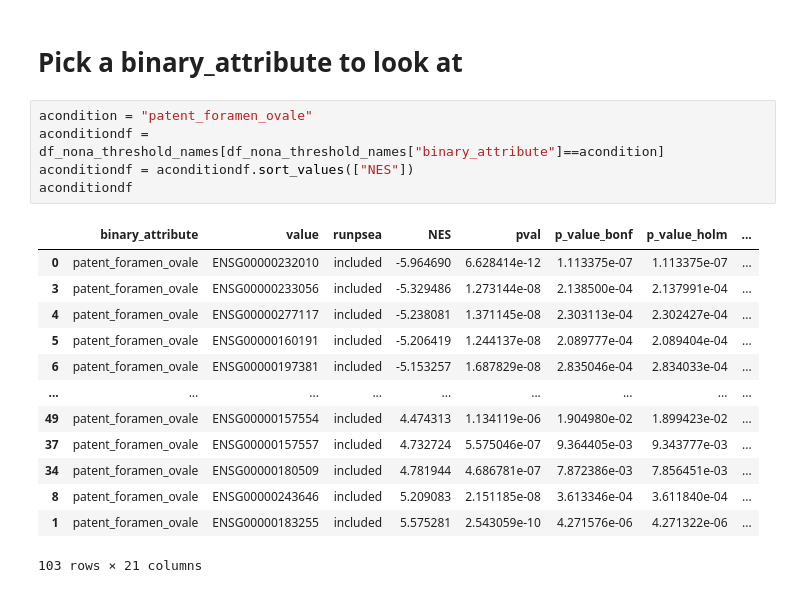
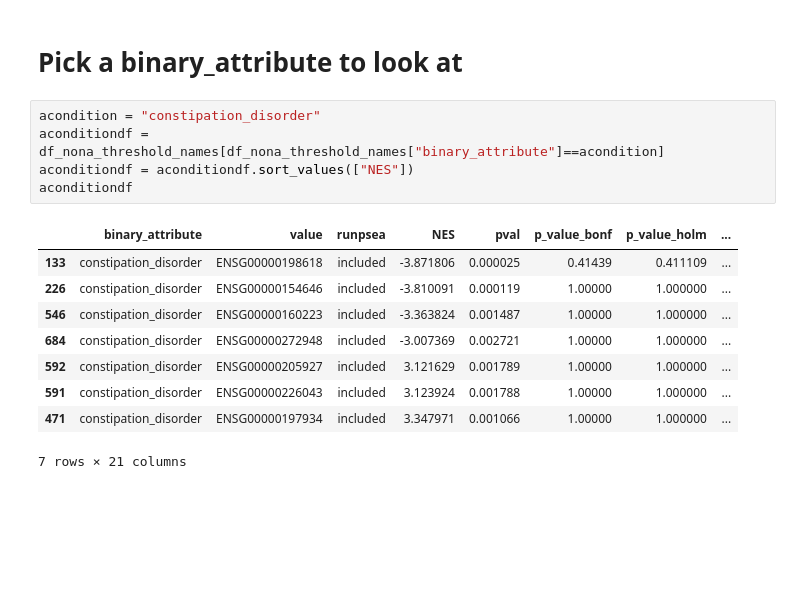
Before and after one commit to reza610/psea, a Jupyter notebook: notebook_examples/read_output.ipynb, the cells around one changed output. Drawn from its saved outputs; the diff is of its cells as text; blank space fills up the shorter version.

```diff
--- a/notebook_examples/read_output.ipynb
+++ b/notebook_examples/read_output.ipynb
@@ -168,24 +168,20 @@ agene_df
 # %% [markdown]
 # Pick a binary_attribute to look at
 # %%
-acondition = "patent_foramen_ovale"
+acondition = "constipation_disorder"
 aconditiondf = df_nona_threshold_names[df_nona_threshold_names["binary_attribute"]==acondition]
 aconditiondf = aconditiondf.sort_values(["NES"])
 aconditiondf
 # %% [output]
 |  | binary_attribute | value | runpsea | NES | pval | p_value_bonf | p_value_holm | ... |
-| 0 | patent_foramen_ovale | ENSG00000232010 | included | -5.964690 | 6.628414e-12 | 1.113375e-07 | 1.113375e-07 | ... |
-| 3 | patent_foramen_ovale | ENSG00000233056 | included | -5.329486 | 1.273144e-08 | 2.138500e-04 | 2.137991e-04 | ... |
-| 4 | patent_foramen_ovale | ENSG00000277117 | included | -5.238081 | 1.371145e-08 | 2.303113e-04 | 2.302427e-04 | ... |
-| 5 | patent_foramen_ovale | ENSG00000160191 | included | -5.206419 | 1.244137e-08 | 2.089777e-04 | 2.089404e-04 | ... |
-| 6 | patent_foramen_ovale | ENSG00000197381 | included | -5.153257 | 1.687829e-08 | 2.835046e-04 | 2.834033e-04 | ... |
-| ... | ... | ... | ... | ... | ... | ... | ... | ... |
-| 49 | patent_foramen_ovale | ENSG00000157554 | included | 4.474313 | 1.134119e-06 | 1.904980e-02 | 1.899423e-02 | ... |
-| 37 | patent_foramen_ovale | ENSG00000157557 | included | 4.732724 | 5.575046e-07 | 9.364405e-03 | 9.343777e-03 | ... |
-| 34 | patent_foramen_ovale | ENSG00000180509 | included | 4.781944 | 4.686781e-07 | 7.872386e-03 | 7.856451e-03 | ... |
-| 8 | patent_foramen_ovale | ENSG00000243646 | included | 5.209083 | 2.151185e-08 | 3.613346e-04 | 3.611840e-04 | ... |
-| 1 | patent_foramen_ovale | ENSG00000183255 | included | 5.575281 | 2.543059e-10 | 4.271576e-06 | 4.271322e-06 | ... |
+| 133 | constipation_disorder | ENSG00000198618 | included | -3.871806 | 0.000025 | 0.41439 | 0.411109 | ... |
+| 226 | constipation_disorder | ENSG00000154646 | included | -3.810091 | 0.000119 | 1.00000 | 1.000000 | ... |
+| 546 | constipation_disorder | ENSG00000160223 | included | -3.363824 | 0.001487 | 1.00000 | 1.000000 | ... |
+| 684 | constipation_disorder | ENSG00000272948 | included | -3.007369 | 0.002721 | 1.00000 | 1.000000 | ... |
+| 592 | constipation_disorder | ENSG00000205927 | included | 3.121629 | 0.001789 | 1.00000 | 1.000000 | ... |
+| 591 | constipation_disorder | ENSG00000226043 | included | 3.123924 | 0.001788 | 1.00000 | 1.000000 | ... |
+| 471 | constipation_disorder | ENSG00000197934 | included | 3.347971 | 0.001066 | 1.00000 | 1.000000 | ... |
-103 rows × 21 columns
+7 rows × 21 columns
 # %%
 high_get_aconditiondf = aconditiondf[aconditiondf["NES"]<0]
 high_get_aconditiondf
```
Also changed, not shown: parts of 9 cells of this notebook, 1 other file.
